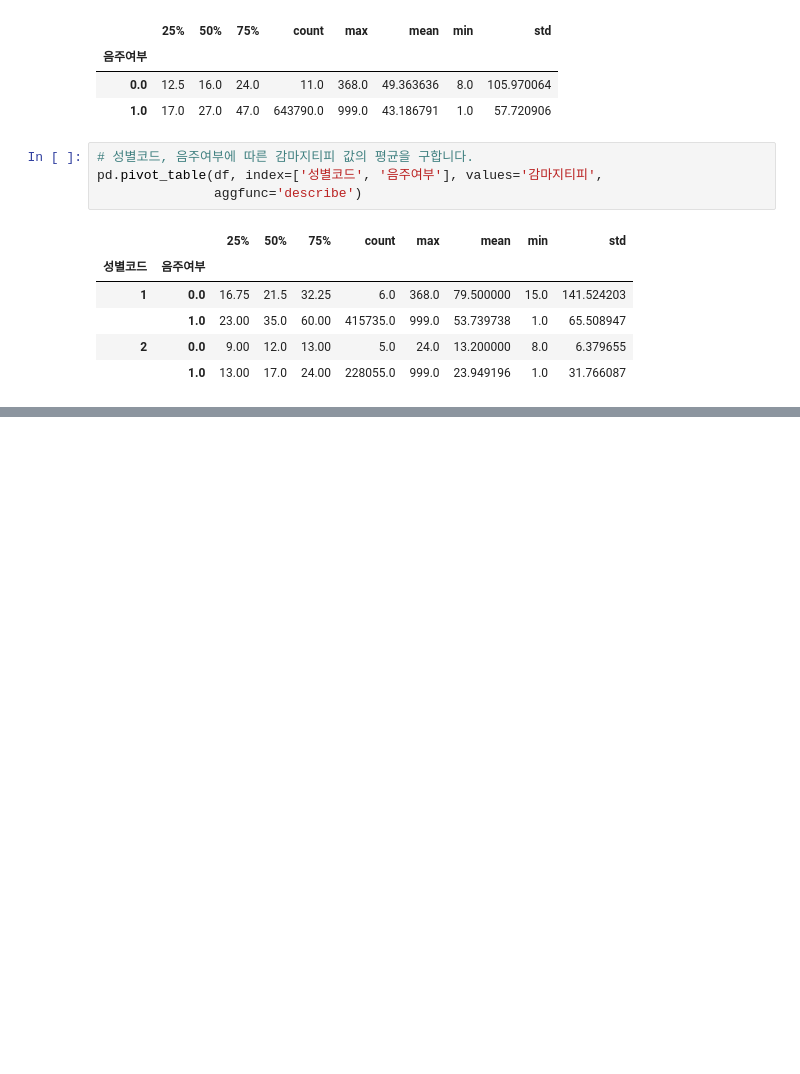
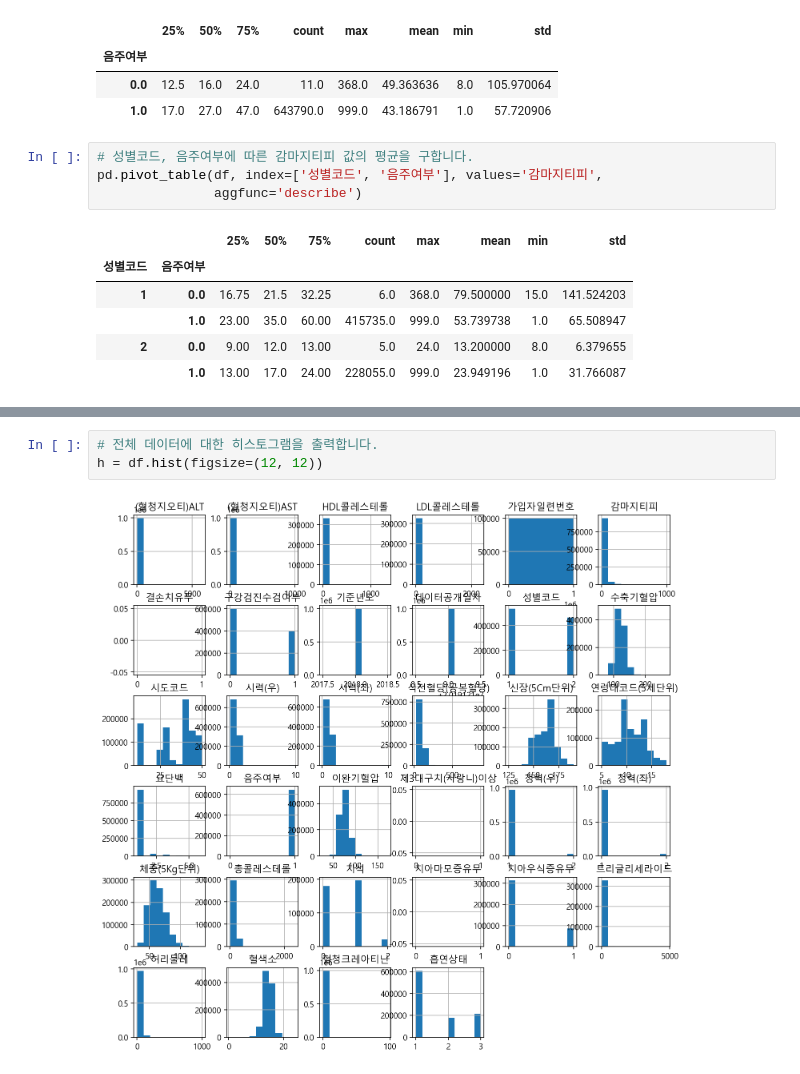
Before and after one commit to ghleex/TIL, a Jupyter notebook: 07_data_science/01_starts_ds_w_python/03_health_screening_data/01_health_screening_data.ipynb, the cells around one changed output, grey strips where cells are left out. Cells and saved outputs as stored; diff of their text form; blank space fills up the shorter version.

Commit message:
2020-07-20 | histogram

```diff
--- a/07_data_science/01_starts_ds_w_python/03_health_screening_data/01_health_screening_data.ipynb
+++ b/07_data_science/01_starts_ds_w_python/03_health_screening_data/01_health_screening_data.ipynb
@@ -368,0 +376,5 @@ pd.pivot_table(df, index=['성별코드', '음주여부'], values='감마지티
+# %%
+# 전체 데이터에 대한 히스토그램을 출력합니다.
+h = df.hist(figsize=(12, 12))
+# %% [output]
+[figure, added]
```
Also changed, not shown: parts of 10 cells of this notebook.
